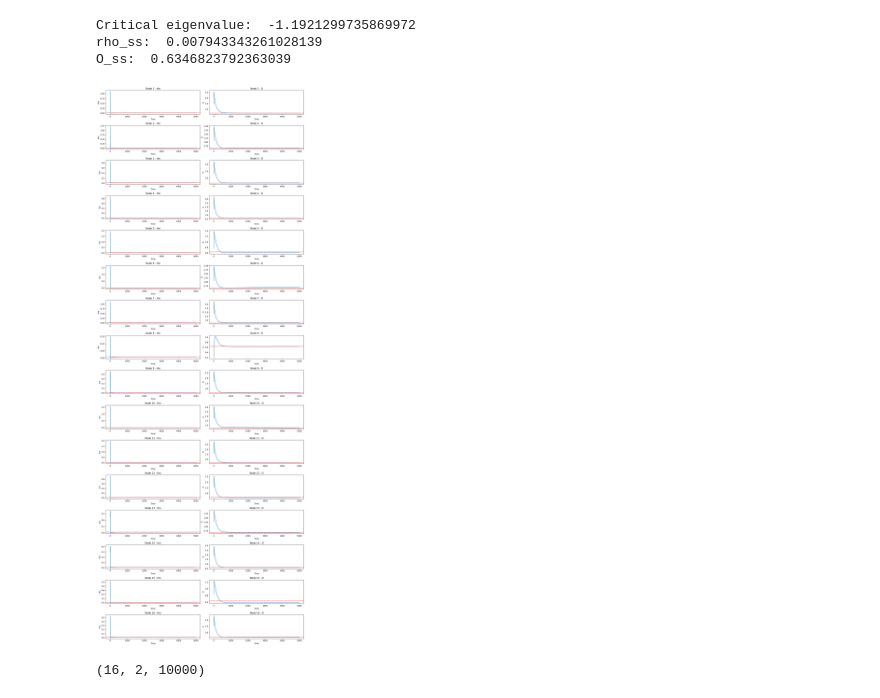
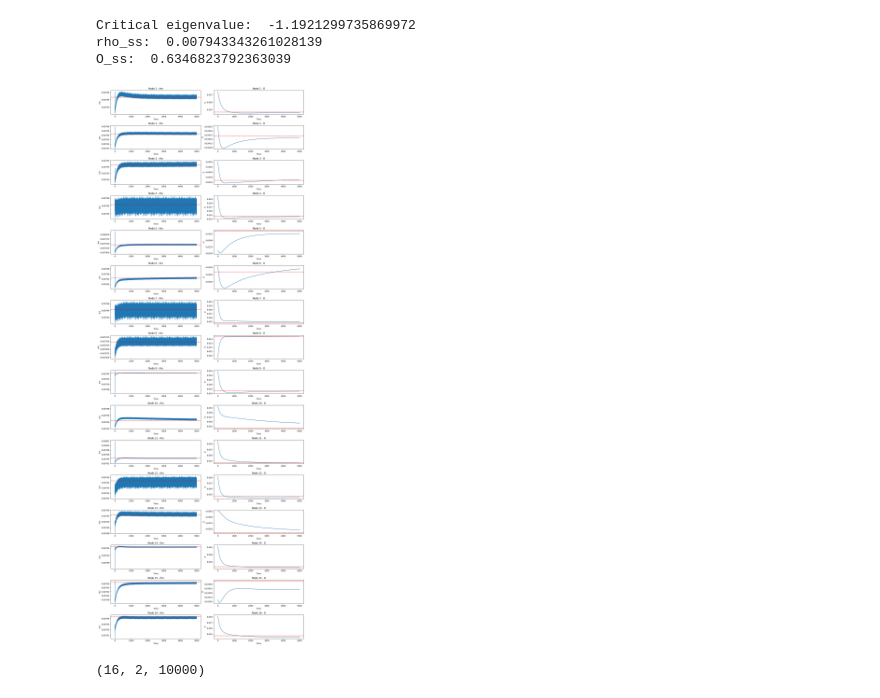
Before and after one commit to ChristianJFG/small_world_criminality, a Jupyter notebook: Networkx.ipynb, the cells around one changed output. Cells and saved outputs as stored; diff of their text form; code cells hidden in the pictures.

```diff
--- a/Networkx.ipynb
+++ b/Networkx.ipynb
@@ -270,40 +276,40 @@ def system(t, y, A, alpha, beta, delta, do, I):
 
 # Initial conditions
 np.random.seed(0)
-y0 = np.random.uniform(0.01, 2, 32)
+y0 = np.array([rho_ss, O_ss] * 16) + np.random.uniform(-0.01, 0.01, 32) * np.array([rho_ss, O_ss] * 16)
 
 # Time span
 t_span = (0, 5000)
 t_eval = np.linspace(*t_span, 10000)
 
 # Solve the system of ODEs
 solution = sp.integrate.solve_ivp(system, t_span, y0, args=(A, alpha, beta, delta, do, I), t_eval=t_eval)
 
 t = solution.t
 y = solution.y.reshape(16, 2, -1)
 
 # Plot the results using subplots
 fig, axes = plt.subplots(16, 2, figsize=(15, 40))
 
 for i in range(16):
     axes[i, 0].plot(t, y[i, 0])
     axes[i, 0].set_xlabel('Time')
     axes[i, 0].set_ylabel('rho')
     axes[i, 0].set_title(f'Node {i + 1} - rho')
     # plot the steady state
     axes[i, 0].axhline(rho_ss, color='red', linestyle='--')
 
     axes[i, 1].plot(t, y[i, 1])
     axes[i, 1].set_xlabel('Time')
     axes[i, 1].set_ylabel('O')
     axes[i, 1].set_title(f'Node {i + 1} - O')
     # plot the steady state
     axes[i, 1].axhline(O_ss, color='red', linestyle='--')
 
 plt.tight_layout()
 plt.show()
 # %% [output]
-[figure, old version]
+[figure, new version]
 # %%
 y.shape
 # %% [output]
```
Also changed, not shown: parts of 3 cells of this notebook, 1 other file.
